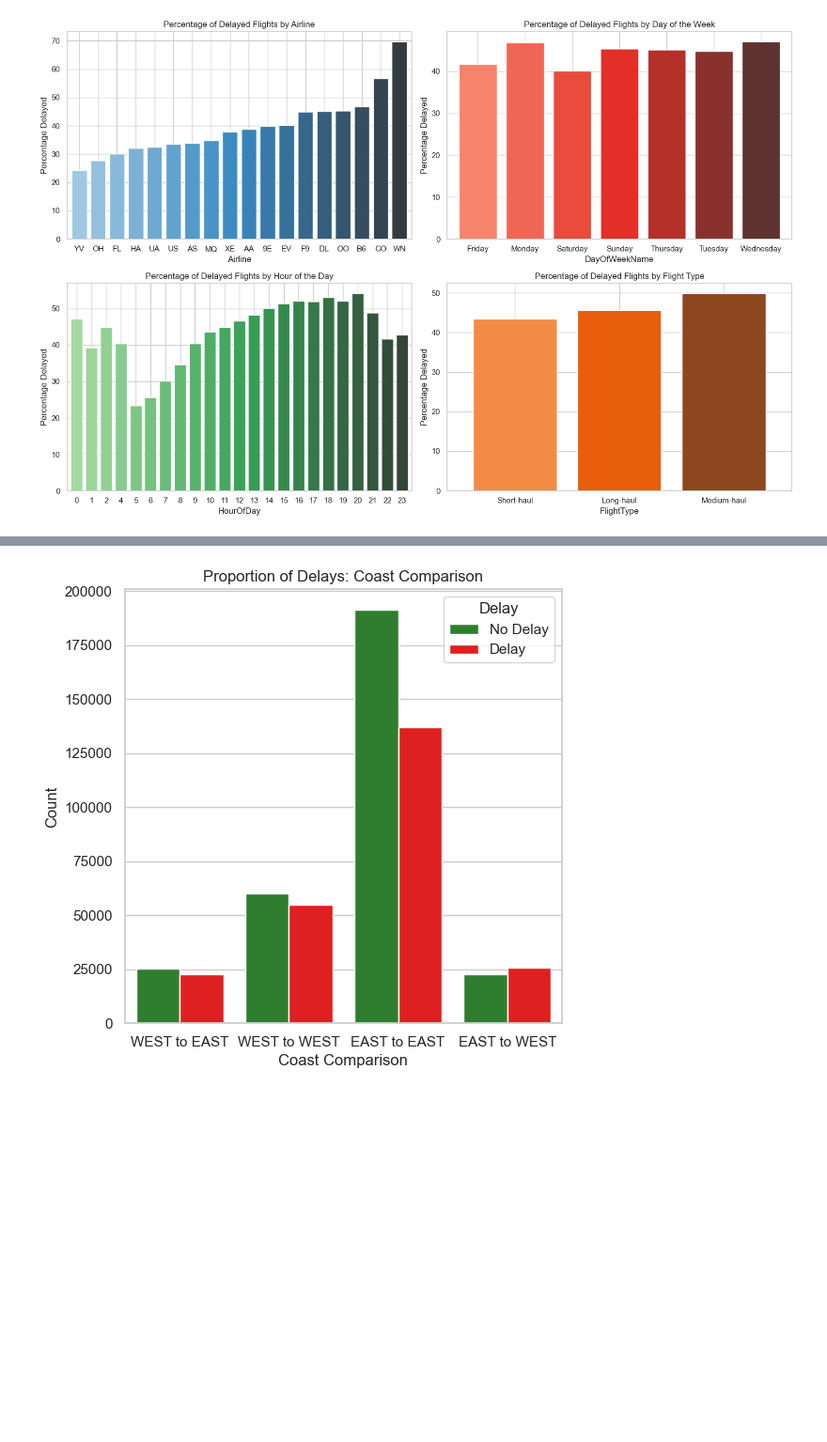
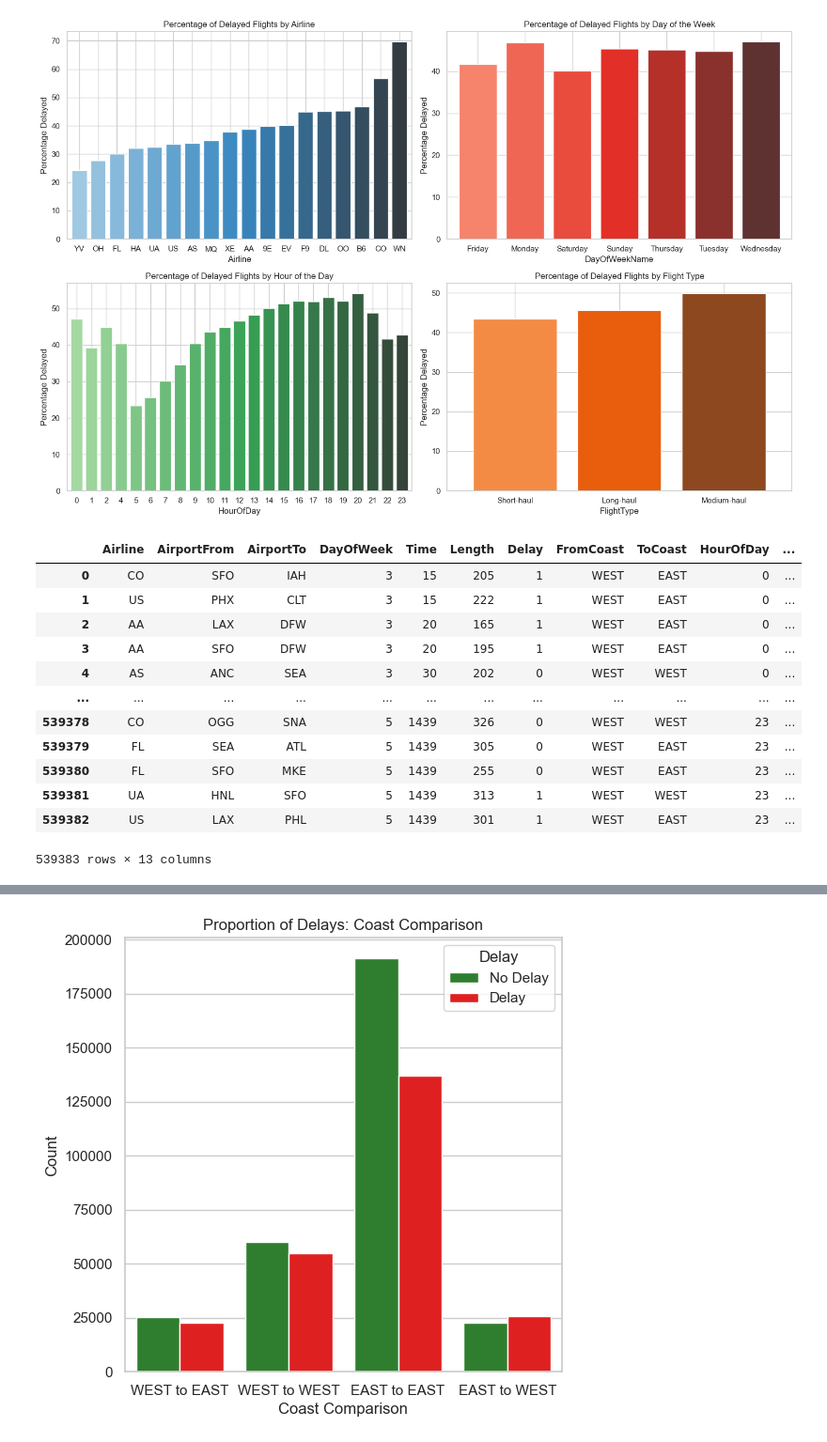
Before and after one commit to seelyfrank/flight-log-eda, a Jupyter notebook: AirportAnalysisV1.ipynb, the cells around one changed output, grey strips where cells are left out. Shown: that part at 94% size. Drawn from its saved outputs; the diff is of its cells as text; code cells hidden in the pictures; blank space fills up the shorter version.

```diff
--- a/AirportAnalysisV1.ipynb
+++ b/AirportAnalysisV1.ipynb
@@ -331,3 +331,19 @@ plt.tight_layout()
 plt.show()
 # %% [output]
 [figure]
+# %%
+df
+# %% [output]
+|  | Airline | AirportFrom | AirportTo | DayOfWeek | Time | Length | Delay | FromCoast | ToCoast | HourOfDay | ... |
+| 0 | CO | SFO | IAH | 3 | 15 | 205 | 1 | WEST | EAST | 0 | ... |
+| 1 | US | PHX | CLT | 3 | 15 | 222 | 1 | WEST | EAST | 0 | ... |
+| 2 | AA | LAX | DFW | 3 | 20 | 165 | 1 | WEST | EAST | 0 | ... |
+| 3 | AA | SFO | DFW | 3 | 20 | 195 | 1 | WEST | EAST | 0 | ... |
+| 4 | AS | ANC | SEA | 3 | 30 | 202 | 0 | WEST | WEST | 0 | ... |
+| ... | ... | ... | ... | ... | ... | ... | ... | ... | ... | ... | ... |
+| 539378 | CO | OGG | SNA | 5 | 1439 | 326 | 0 | WEST | WEST | 23 | ... |
+| 539379 | FL | SEA | ATL | 5 | 1439 | 305 | 0 | WEST | EAST | 23 | ... |
+| 539380 | FL | SFO | MKE | 5 | 1439 | 255 | 0 | WEST | EAST | 23 | ... |
+| 539381 | UA | HNL | SFO | 5 | 1439 | 313 | 1 | WEST | WEST | 23 | ... |
+| 539382 | US | LAX | PHL | 5 | 1439 | 301 | 1 | WEST | EAST | 23 | ... |
+539383 rows × 13 columns
```
Also changed, not shown: parts of 8 cells of this notebook.
